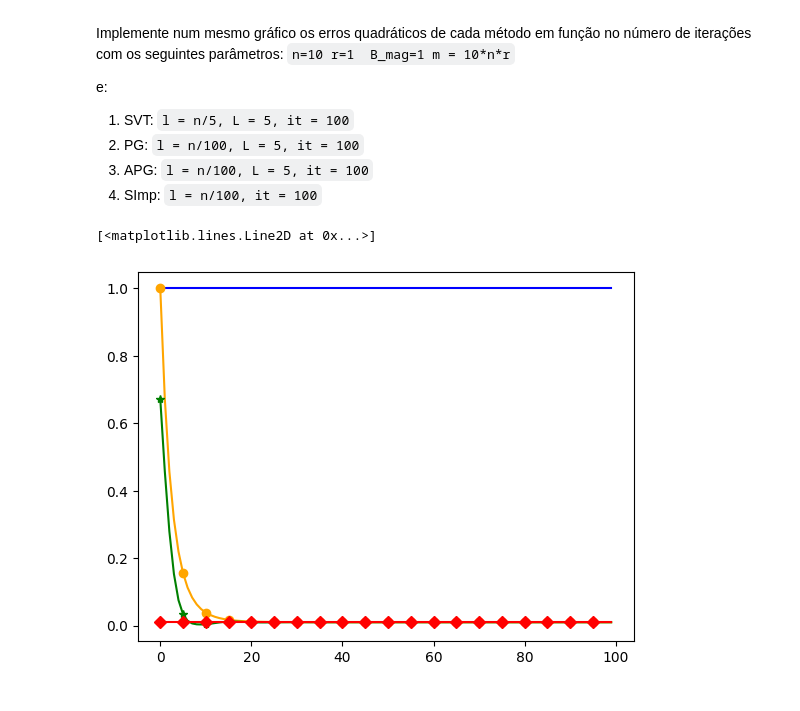
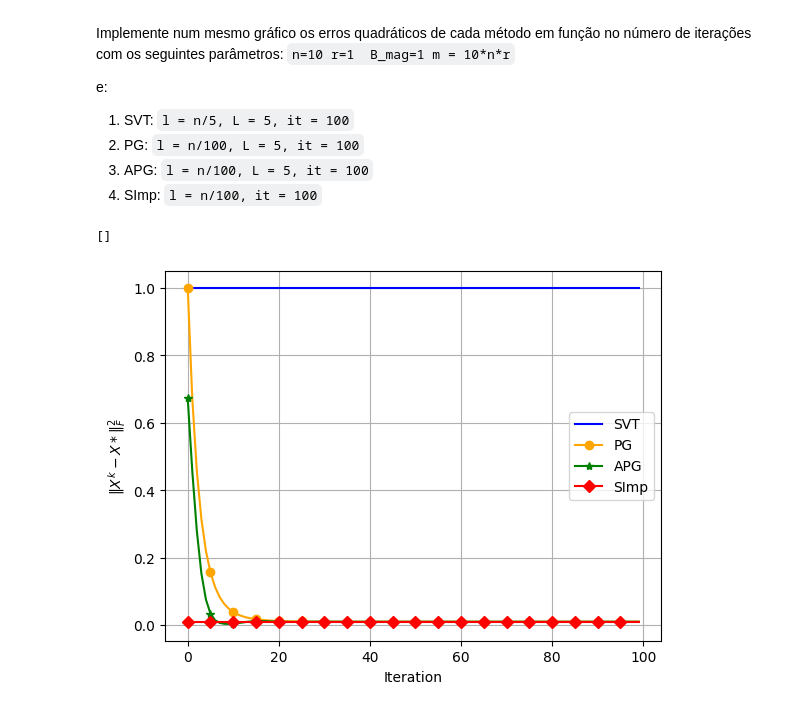
Before and after one commit to PedroPHC25/Otimizacao_Projetos, a Jupyter notebook: Matrix-completion.ipynb, the cells around one changed output. Cells and saved outputs as stored; diff of their text form; code cells hidden in the pictures.

```diff
--- a/Matrix-completion.ipynb
+++ b/Matrix-completion.ipynb
@@ -348,7 +348,7 @@ def SVT(l, L, X, Y, Omega, it):
     # Em cada iteração...
     for _ in range(it):
         # Calcula a decomposição SVD de Wk
-        U, S, Vt = np.linalg.svd(Wk)
+        U, S, Vt = la.svd(Wk)
         # Atualiza o Xk com base no soft-thresholding
         Xk = U @ np.diag(soft(S, l)) @ Vt
 
@@ -410,7 +410,7 @@ def PG(l, L, X, Y, Omega, it):
     # Em cada iteração...
     for _ in range(it):
         # Calcula a decomposição SVD de Wk
-        U, S, Vt = np.linalg.svd(Wk)
+        U, S, Vt = la.svd(Wk)
         # Atualiza o Xk com base no soft-thresholding
         Xk = U @ np.diag(soft(S, l/L)) @ Vt
 
@@ -478,7 +478,7 @@ def APG(l, L, X, Y, Omega, it):
         # Avança o X0
         X0 = X1
         # Calcula a decomposição SVD de W
-        U, S, Vt = np.linalg.svd(W)
+        U, S, Vt = la.svd(W)
         # Atualiza o X1 com base no soft-thresholding
         X1 = U @ np.diag(soft(S, l/L)) @ Vt
         # Avança o t0
@@ -535,7 +535,7 @@ def SImp(l, X, Y, Omega_perp, it):
     for _ in range(it):
         W = Y + P_omega(Xk, Omega_perp)
         # Calcula a decomposição SVD de W
-        U, S, Vt = np.linalg.svd(W)
+        U, S, Vt = la.svd(W)
         # Atualiza o X com base no soft-thresholding
         Xk = U @ np.diag(soft(S, l)) @ Vt
 
@@ -580,30 +580,35 @@ e:
 # %%
 #Escreva código aqui
 n = 10
 r = 1
 B_mag = 1
 m = 10*n*r
 data = data_genX(n,r,B_mag,m)
 
 X = data[0]
 Omega = data[1]
 Omega_perp = data[2]
 Y = P_omega(X,Omega)
 L = 5
 it = 100
 
 l = n/5
 error_SVT = SVT(l, L, X, Y, Omega, it)[2]
 
 l = n/100
 error_PG = PG(l, L, X, Y, Omega, it)[2]
 error_APG = APG(l, L, X, Y, Omega, it)[2]
 error_SImp = SImp(l, X, Y, Omega_perp, it)[2]
 
 plt.plot(error_SVT, label = "SVT", color = "blue")
 plt.plot(error_PG, label = "PG", color = "orange", marker = "o", markevery = 5)
 plt.plot(error_APG, label = "APG", color = "green", marker = "*", markevery = 5)
 plt.plot(error_SImp, label = "SImp", color = "red", marker = "D", markevery = 5)
+plt.xlabel("Iteration")
+plt.ylabel(r"$\|X^k - X*\|_F^2$")
+plt.grid(True)
+plt.legend()
+plt.plot()
 # %% [output]
-[<matplotlib.lines.Line2D at 0x...>]
+[]
-[figure, old version]
+[figure, new version]
```
Also changed, not shown: parts of 7 cells of this notebook.
